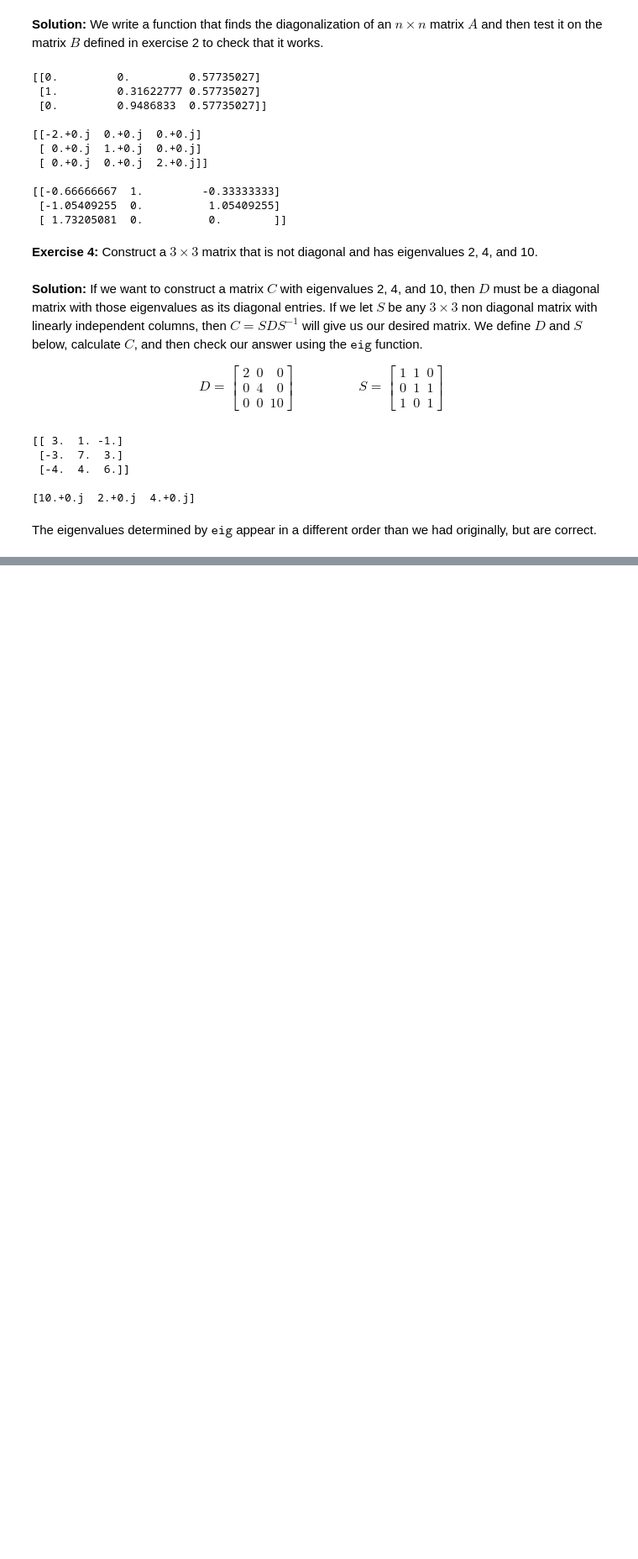
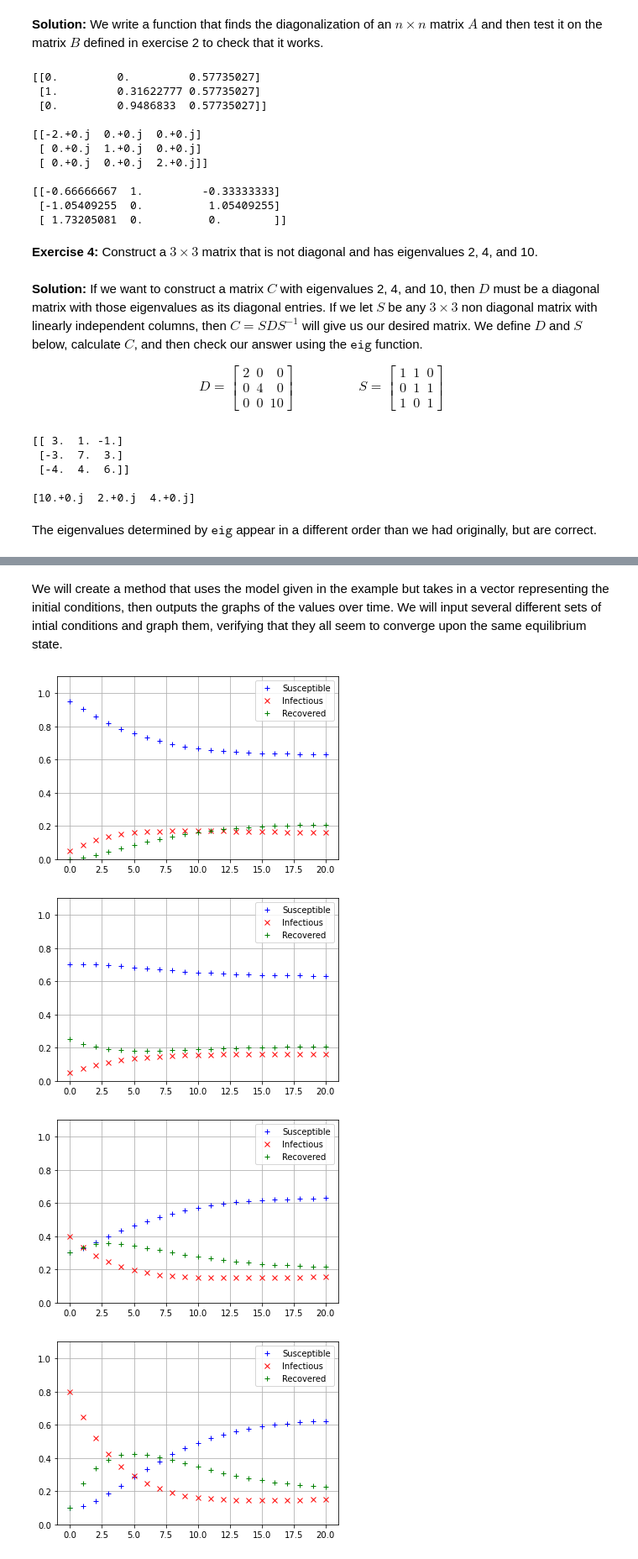
Before and after one commit to bvanderlei/jupyter-guide-to-linear-algebra, a Jupyter notebook: Eigenvalues_Solutions.ipynb, the cells around one changed output, grey strips where cells are left out. Shown at 84% size. Cells and saved outputs as stored; diff of their text form; code cells hidden in the pictures; blank space fills up the shorter version.

```diff
--- a/Eigenvalues_Solutions.ipynb
+++ b/Eigenvalues_Solutions.ipynb
@@ -139,0 +176,13 @@ $$
+# %%
+D = np.array([[-0.6,-0.8],[-0.8,0.6]])
+V1 = np.array([[1],[-2]])
+V2 = np.array([[2],[1]])
+R = np.array([[5],[0]])
+S = np.array([[1],[1]])
+T = np.array([[0],[0]])
+
+print(D@V1,'\n')
+print(D@V2,'\n')
+print(D@R,'\n')
+print(D@S,'\n')
+print(D@T)
@@ -298,0 +650,44 @@ $(b)$ Find all the solutions to $CX = V + W$
+# %% [markdown]
+We will create a method that uses the model given in the example but takes in a vector representing the initial conditions, then outputs the graphs of the values over time. We will input several different sets of intial conditions and graph them, verifying that they all seem to converge upon the same equilibrium state.
+# %%
+def Iterate_SIRS(X):
+
+    A = np.array([[0.95, 0, 0.15],[0.05,0.8,0],[0,0.2,0.85]])
+
+    ## T is final time
+    T = 20
+
+    ## The first column of results contains the initial values
+    results = np.copy(X)
+
+    for i in range(T):
+        X = A@X
+        results = np.hstack((results,X))
+
+    ## t contains the time indices 0, 1, 2, ..., T
+    t = np.linspace(0,T,T+1)
+    ## s, i, r values are the rows of the results array
+    s = results[0,:]
+    i = results[1,:]
+    r = results[2,:]
+
+    fig,ax = plt.subplots()
+
+    ## The optional label keyword argument provides text that is used to create a legend
+    ax.plot(t,s,'b+',label="Susceptible");
+    ax.plot(t,i,'rx',label="Infectious");
+    ax.plot(t,r,'g+',label="Recovered");
+
+    ax.set_ylim(0,1.1)
+    ax.grid(True)
+    ax.legend();
+
+Iterate_SIRS(np.array([[0.95],[0.05],[0]]))
+Iterate_SIRS(np.array([[0.7],[0.05],[0.25]]))
+Iterate_SIRS(np.array([[0.3],[0.4],[0.3]]))
+Iterate_SIRS(np.array([[0.1],[0.8],[0.1]]))
+# %% [output]
+[figure, added]
+[figure, added]
+[figure, added]
+[figure, added]
```
Also changed, not shown: parts of 32 cells of this notebook, 4 other files.
